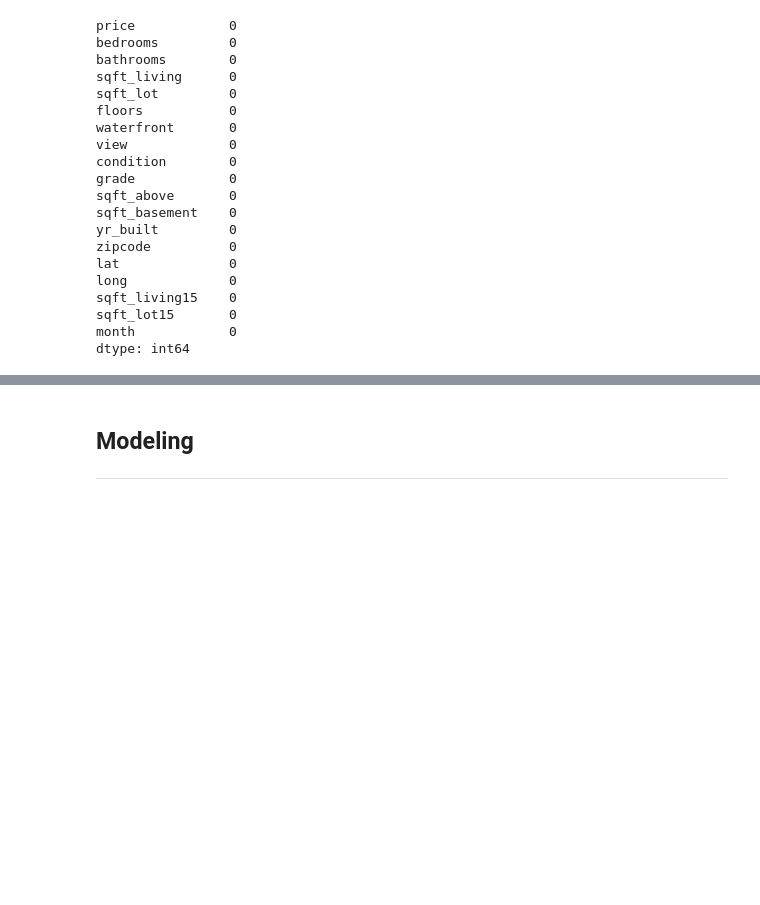
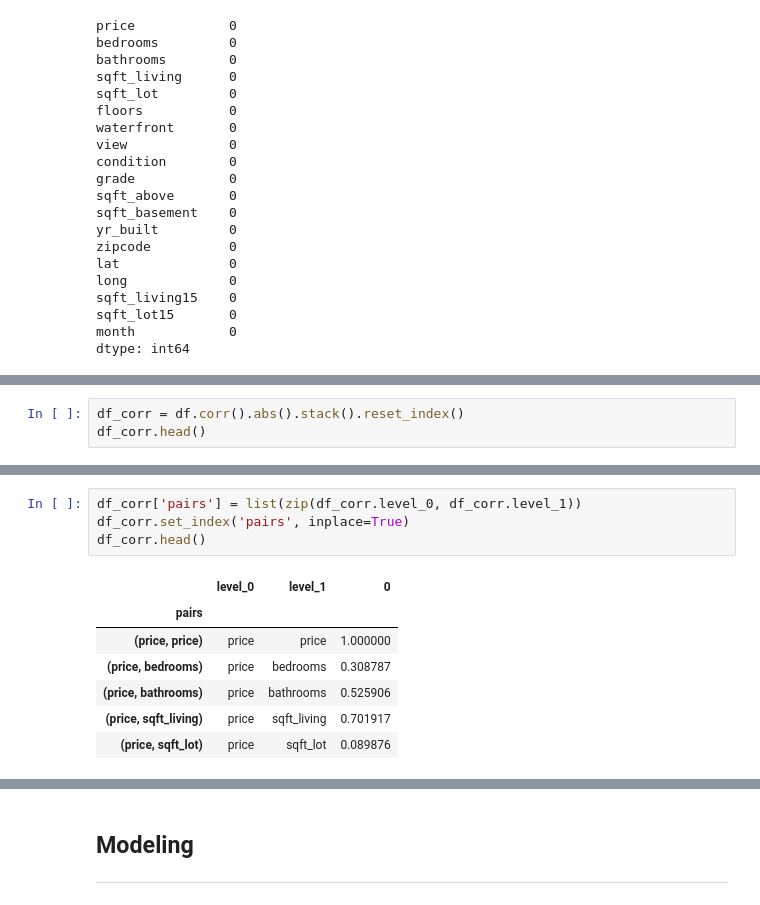
Before and after one commit to tjkyner/housing-regression-model, a Jupyter notebook: notebook.ipynb, the cells around one changed output, grey strips where cells are left out. Drawn from its saved outputs; the diff is of its cells as text; blank space fills up the shorter version.

```diff
--- a/notebook.ipynb
+++ b/notebook.ipynb
@@ -447,0 +451,3 @@ dtype: int64
+# %%
+df_corr = df.corr().abs().stack().reset_index()
+df_corr.head()
@@ -447,0 +461,12 @@ dtype: int64
+# %%
+df_corr['pairs'] = list(zip(df_corr.level_0, df_corr.level_1))
+df_corr.set_index('pairs', inplace=True)
+df_corr.head()
+# %% [output]
+|  | level_0 | level_1 | 0 |
+| pairs |  |  |  |
+| (price, price) | price | price | 1.000000 |
+| (price, bedrooms) | price | bedrooms | 0.308787 |
+| (price, bathrooms) | price | bathrooms | 0.525906 |
+| (price, sqft_living) | price | sqft_living | 0.701917 |
+| (price, sqft_lot) | price | sqft_lot | 0.089876 |
```
Also changed, not shown: parts of 7 cells of this notebook.
